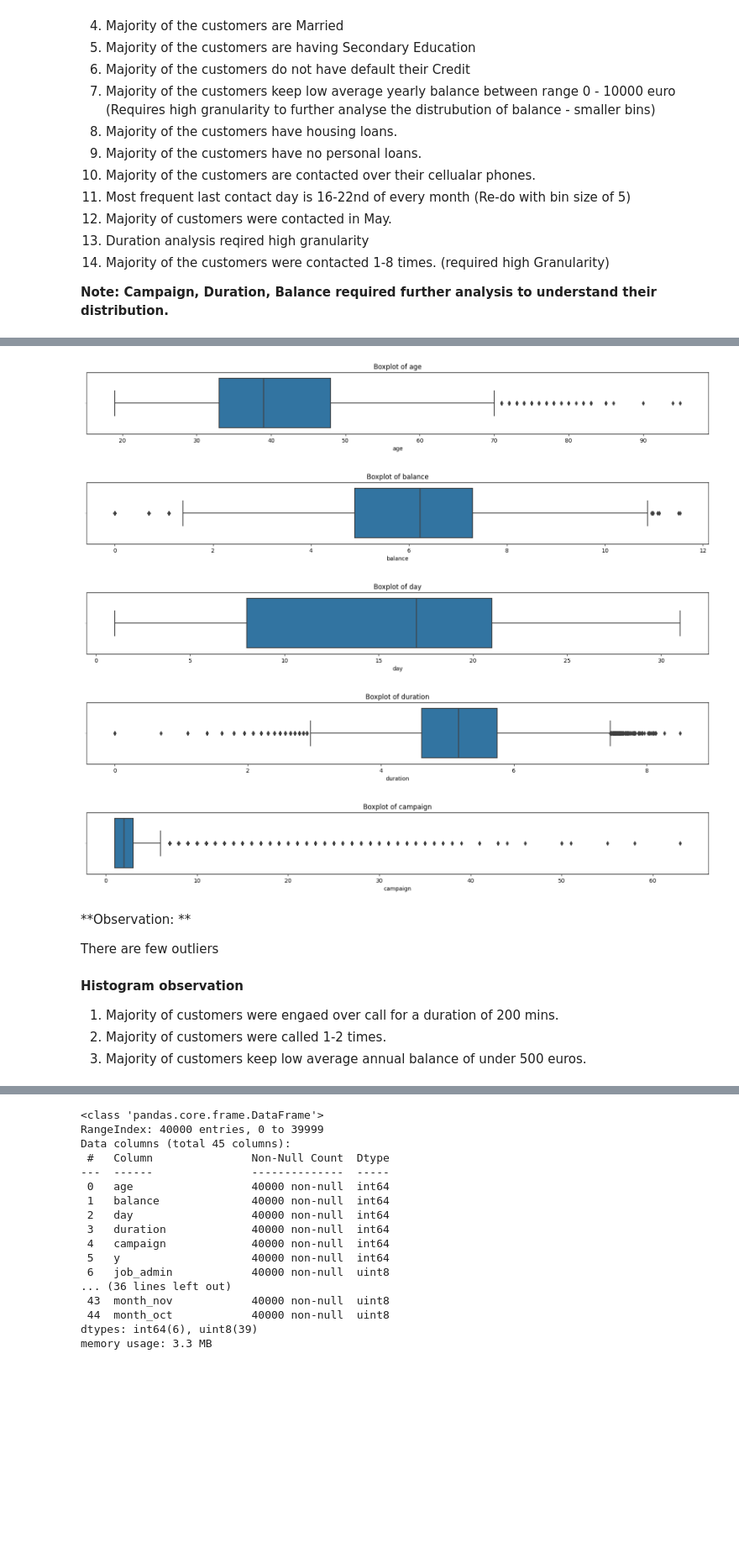
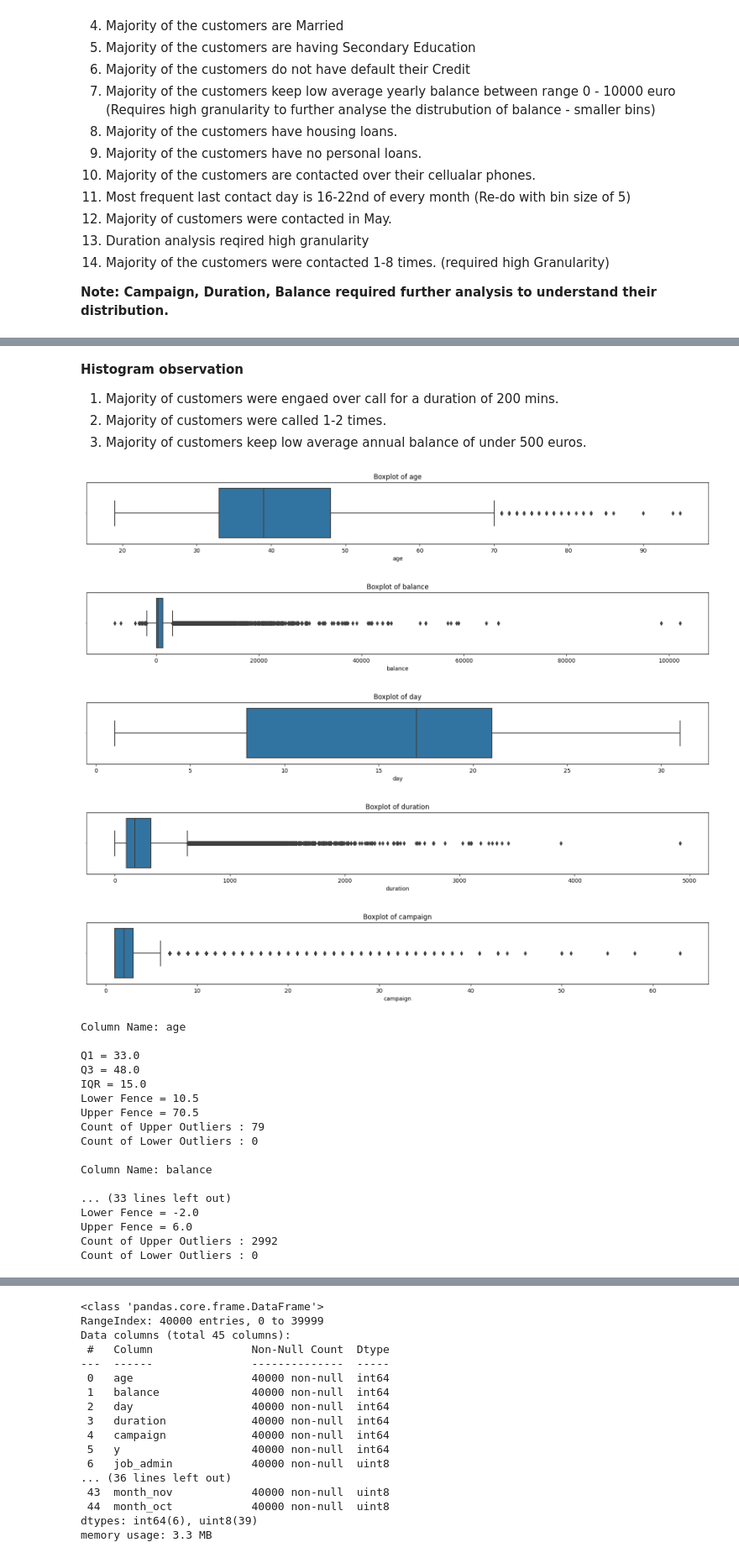
Before and after one commit to kuzhuppillil/4jwFB7LZrh7Mn9TT, a Jupyter notebook: Term_Deposit_Marketing.ipynb, the cells around one changed output, grey strips where cells are left out. Shown at 84% size. Saved outputs shown, nothing was run; the diff lists cells and outputs as text; code cells hidden in the pictures; blank space fills up the shorter version.

```diff
--- a/Term_Deposit_Marketing.ipynb
+++ b/Term_Deposit_Marketing.ipynb
@@ -177,27 +214,64 @@ plt.show()
 [figure]
-# %%
-numeric = ['age', 'balance','day','duration', 'campaign']
-
-
-for feat in df.columns:
-  if feat in numeric:
-    plt.figure(figsize = (20,2))
-    sns.boxplot(x=df[feat])
-    plt.title("Boxplot of " + feat)
-    plt.show()
-# %% [output]
-[figure, removed]
-[figure, removed]
-[figure, removed]
-[figure, removed]
-[figure, removed]
-# %% [markdown]
-**Observation: **
-
-There are few outliers
 # %% [markdown]
 **Histogram observation**
 
 1. Majority of customers were engaed over call for a duration of 200 mins.
 2. Majority of customers were called 1-2 times.
 3. Majority of customers keep low average annual balance of under 500 euros.
+# %%
+numeric = ['age', 'balance','day','duration', 'campaign']
+
+def box(numeric):
+  for feat in df.columns:
+    if feat in numeric:
+      plt.figure(figsize = (20,2))
+      sns.boxplot(x=df[feat])
+      plt.title("Boxplot of " + feat)
+      plt.show()
+
+
+def outliers(col):
+  Q1 = np.percentile(col, 25)
+  Q3 = np.percentile(col, 75)
+  IQR = Q3 - Q1
+  print("\nColumn Name:", col.name)
+  print("\nQ1 =",Q1)
+  print("Q3 =",Q3)
+  print("IQR =",IQR)
+  upperf = Q3+1.5*IQR
+  lowerf = Q1-1.5*IQR
+  print("Lower Fence =",lowerf)
+  print("Upper Fence =",upperf)
+  upper_indices = np.where(col > upperf)
+  lower_indices = np.where(col < lowerf)
+  print("Count of Upper Outliers :",len(upper_indices[0]))
+  print("Count of Lower Outliers :",len(lower_indices[0]))
+
+
+box(numeric)
+
+for col in numeric:
+    outliers(df[col])
+# %% [output]
+[figure, added]
+[figure, added]
+[figure, added]
+[figure, added]
+[figure, added]
+Column Name: age
+
+Q1 = 33.0
+Q3 = 48.0
+IQR = 15.0
+Lower Fence = 10.5
+Upper Fence = 70.5
+Count of Upper Outliers : 79
+Count of Lower Outliers : 0
+
+Column Name: balance
+
+... (33 lines left out)
+Lower Fence = -2.0
+Upper Fence = 6.0
+Count of Upper Outliers : 2992
+Count of Lower Outliers : 0
```
Also changed, not shown: parts of 28 cells of this notebook.
